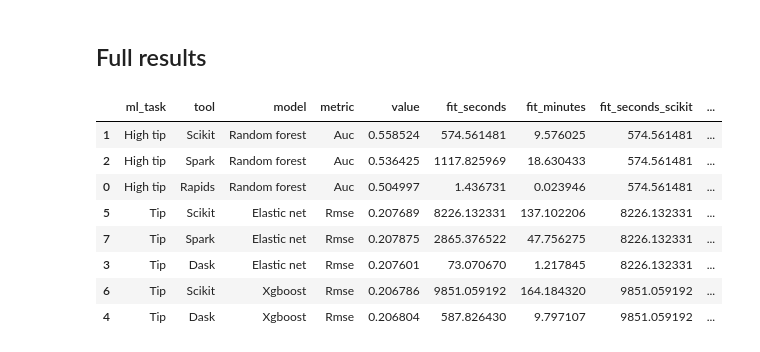
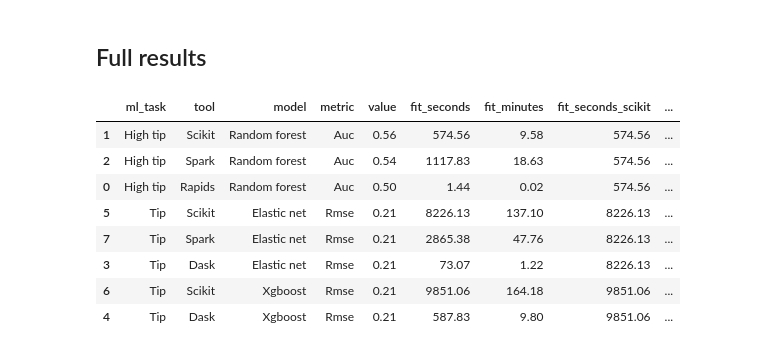
Before and after one commit to saturncloud/saturn-cloud-examples, a Jupyter notebook: taxi_demo/summary.ipynb, the cells around one changed output. Drawn from its saved outputs; the diff is of its cells as text; code cells hidden in the pictures.

```diff
--- a/taxi_demo/summary.ipynb
+++ b/taxi_demo/summary.ipynb
@@ -197,15 +201,15 @@ np.round(by_spark[['tool', 'model', 'spark_improvement']])
 | 3 | Dask | Elastic net | 39.0 |
 # %% [markdown]
 ## Full results
-# %%
-metrics
-# %% [output]
-|  | ml_task | tool | model | metric | value | fit_seconds | fit_minutes | fit_seconds_scikit | ... |
-| 1 | High tip | Scikit | Random forest | Auc | 0.558524 | 574.561481 | 9.576025 | 574.561481 | ... |
-| 2 | High tip | Spark | Random forest | Auc | 0.536425 | 1117.825969 | 18.630433 | 574.561481 | ... |
-| 0 | High tip | Rapids | Random forest | Auc | 0.504997 | 1.436731 | 0.023946 | 574.561481 | ... |
-| 5 | Tip | Scikit | Elastic net | Rmse | 0.207689 | 8226.132331 | 137.102206 | 8226.132331 | ... |
-| 7 | Tip | Spark | Elastic net | Rmse | 0.207875 | 2865.376522 | 47.756275 | 8226.132331 | ... |
-| 3 | Tip | Dask | Elastic net | Rmse | 0.207601 | 73.070670 | 1.217845 | 8226.132331 | ... |
-| 6 | Tip | Scikit | Xgboost | Rmse | 0.206786 | 9851.059192 | 164.184320 | 9851.059192 | ... |
-| 4 | Tip | Dask | Xgboost | Rmse | 0.206804 | 587.826430 | 9.797107 | 9851.059192 | ... |
+# %%
+np.round(metrics, 2)
+# %% [output]
+|  | ml_task | tool | model | metric | value | fit_seconds | fit_minutes | fit_seconds_scikit | ... |
+| 1 | High tip | Scikit | Random forest | Auc | 0.56 | 574.56 | 9.58 | 574.56 | ... |
+| 2 | High tip | Spark | Random forest | Auc | 0.54 | 1117.83 | 18.63 | 574.56 | ... |
+| 0 | High tip | Rapids | Random forest | Auc | 0.50 | 1.44 | 0.02 | 574.56 | ... |
+| 5 | Tip | Scikit | Elastic net | Rmse | 0.21 | 8226.13 | 137.10 | 8226.13 | ... |
+| 7 | Tip | Spark | Elastic net | Rmse | 0.21 | 2865.38 | 47.76 | 8226.13 | ... |
+| 3 | Tip | Dask | Elastic net | Rmse | 0.21 | 73.07 | 1.22 | 8226.13 | ... |
+| 6 | Tip | Scikit | Xgboost | Rmse | 0.21 | 9851.06 | 164.18 | 9851.06 | ... |
+| 4 | Tip | Dask | Xgboost | Rmse | 0.21 | 587.83 | 9.80 | 9851.06 | ... |
```
Also changed, not shown: parts of 3 cells of this notebook, 18 other files.
